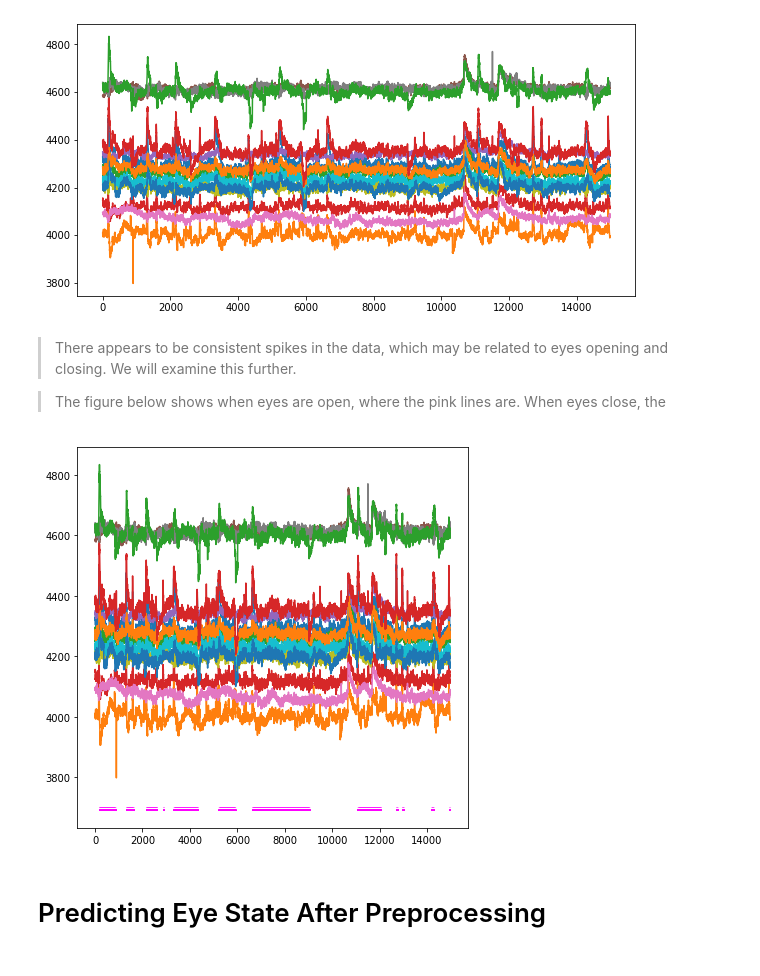
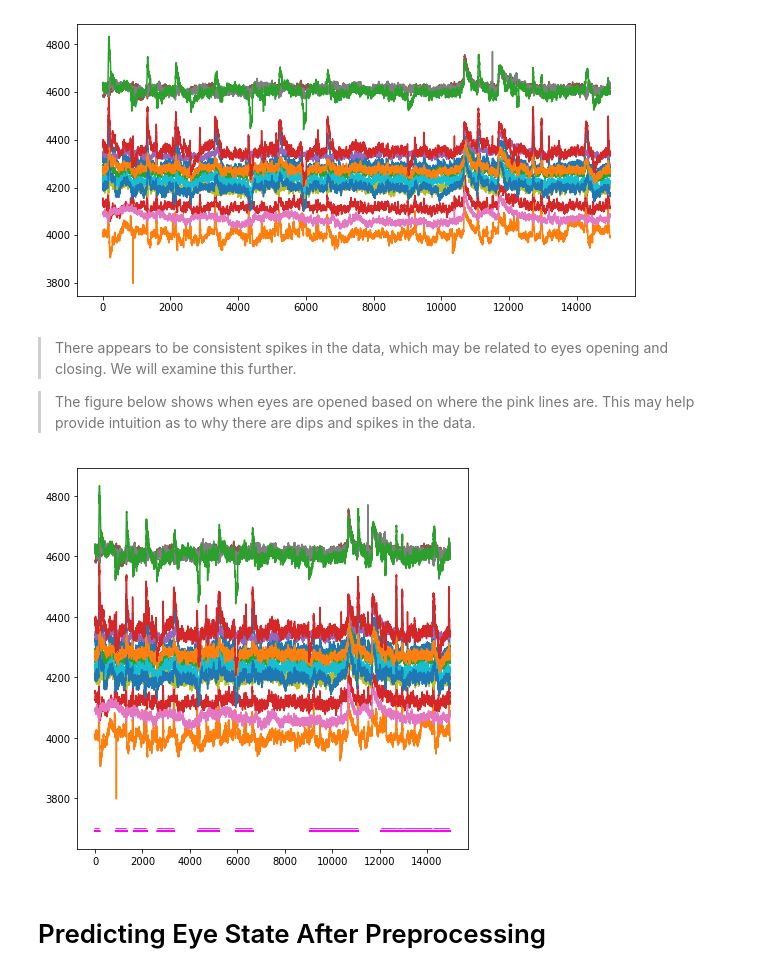
Before and after one commit to davamini/Cogs189_project, a Jupyter notebook: Project.ipynb, the cells around one changed output. Cells and saved outputs as stored; diff of their text form; code cells hidden in the pictures.

```diff
--- a/Project.ipynb
+++ b/Project.ipynb
@@ -90,16 +90,16 @@ plt.show()
 # %% [markdown]
 > There appears to be consistent spikes in the data, which may be related to eyes opening and closing. We will examine this further.<br>
 
-> The figure below shows when eyes are open, where the pink lines are. When eyes close, the
+> The figure below shows when eyes are opened based on where the pink lines are. This may help provide intuition as to why there are dips and spikes in the data.
 # %%
 plt.figure(figsize=(7, 7))
 for column in fixed_df.columns[:14]: plt.plot(fixed_df[column])
-plt.vlines((fixed_df.loc[fixed_df["eyeDetection"]==1].index), 3690, 3700, linestyles ="dotted", colors ="magenta")
+plt.vlines((fixed_df.loc[fixed_df["eyeDetection"]==0].index), 3690, 3700, linestyles ="dotted", colors ="magenta")
 
 plt.savefig("EEG_Signals_Cleaned.png")
 plt.show()
 # %% [output]
-[figure, old version]
+[figure, new version]
 # %% [markdown]
 # Predicting Eye State After Preprocessing
 # %%
```
